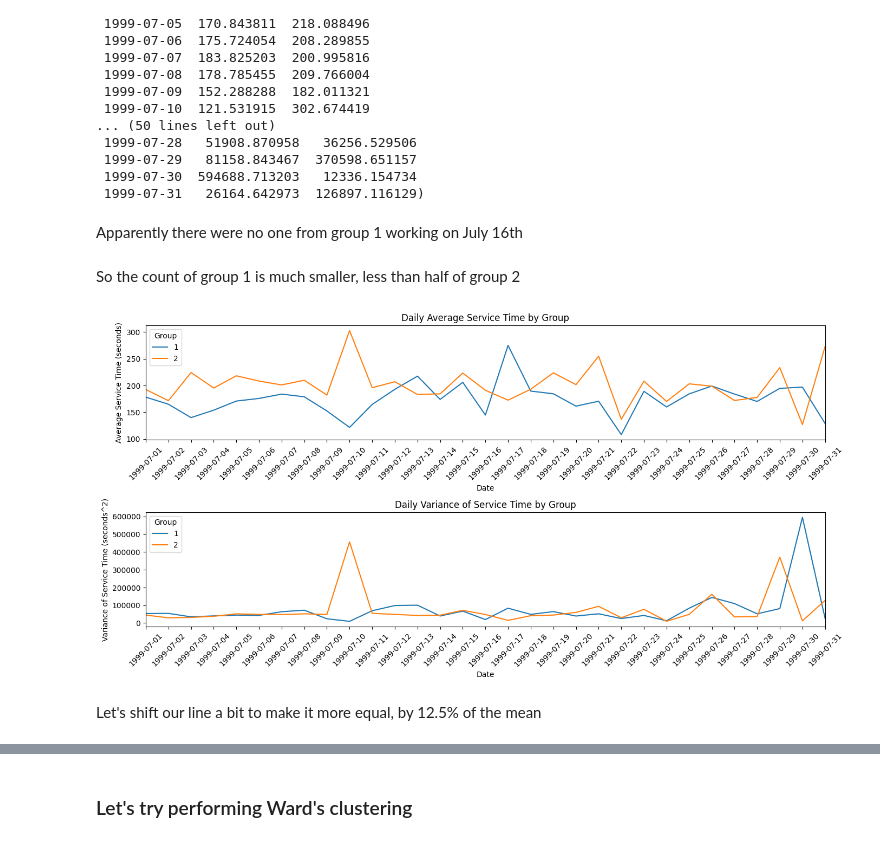
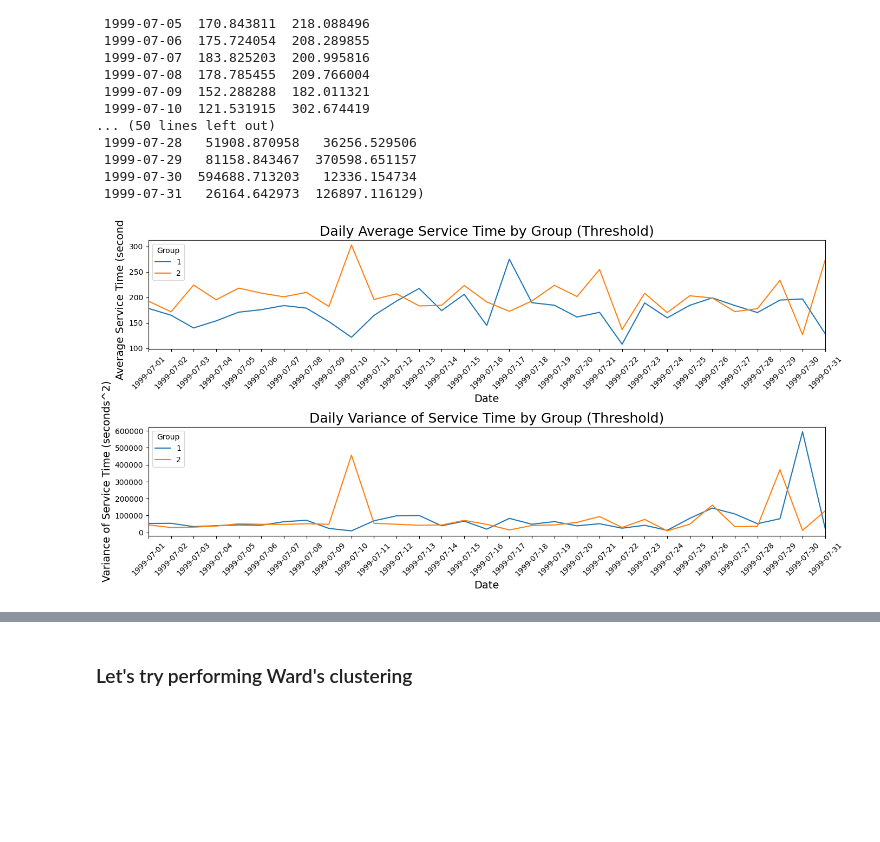
Before and after one commit to ifboelhasrin/MDSProj_CallCentre, a Jupyter notebook: 20250730 AnonBank_Dataset_meeting.ipynb, the cells around one changed output, grey strips where cells are left out. Drawn from its saved outputs; the diff is of its cells as text; code cells hidden in the pictures; blank space fills up the shorter version.

```diff
--- a/20250730 AnonBank_Dataset_meeting.ipynb
+++ b/20250730 AnonBank_Dataset_meeting.ipynb
@@ -363,0 +394,10 @@ cc_df = cc_df.drop(longest_service_times.name)
+# %%
+# Remove one call with excessive service time
+cc_df = cc_df[cc_df['ser_time'] < 20000]
+
+# Re-group after filtering
+cc_df_grouped = cc_df.groupby('type')
+
+# Check again
+longest_service_times = cc_df.loc[cc_df_grouped['ser_time'].idxmax()]
+longest_service_times
@@ -421,9 +469,9 @@ def ks_test_distributions_df(data):
     return df
 # %%
 # Group the other call into one against 'PS'
-# Because 'PS' is general query, we will call it 'SIMPLE'
+# Because 'PS' is general query, we will call it 'REGULAR'
 cc_type_df = cc_df.copy()
-cc_type_df['type_group'] = cc_type_df['type'].apply(lambda x: 'SIMPLE' if x == 'PS' else 'COMPLEX')
+cc_type_df['type_group'] = cc_type_df['type'].apply(lambda x: 'REGULAR' if x == 'PS' else 'SPECIFIC')
 
 # Display the first few rows of the grouped DataFrame
 cc_type_df.head()
@@ -475,7 +523,7 @@ mean_ser_time
 # %%
 # Plot the mean service times for each server and call type
 # Order by highest mean service time
-mean_ser_time = mean_ser_time.sort_values(by='COMPLEX', ascending=False)
+mean_ser_time = mean_ser_time.sort_values(by='SPECIFIC', ascending=False)
 plt.figure(figsize=(12, 6))
 mean_ser_time.plot(kind='bar', color=['#1f77b4', '#ff7f0e'], ax=plt.gca())
 plt.xlabel('Server')
@@ -519,19 +567,19 @@ plt.show()
 # %%
 # Slope and intercept of the diagonal
-m = (complex_max - complex_min) / (simple_max - simple_min)
-c = complex_min - m * simple_min
+m = (specific_max - specific_min) / (regular_max - regular_min)
+c = specific_min - m * regular_min
 
-# Calculate the y-value on the diagonal for each server's SIMPLE mean
-diagonal_y = m * mean_ser_time['SIMPLE'] + c
+# Calculate the y-value on the diagonal for each server's REGULAR mean
+diagonal_y = m * mean_ser_time['REGULAR'] + c
 
 # Find servers above and under the line
-servers_above = mean_ser_time[mean_ser_time['COMPLEX'] > diagonal_y]
-servers_under = mean_ser_time[mean_ser_time['COMPLEX'] < diagonal_y]
+servers_above = mean_ser_time[mean_ser_time['SPECIFIC'] > diagonal_y]
+servers_under = mean_ser_time[mean_ser_time['SPECIFIC'] < diagonal_y]
 
 print("Servers ABOVE the plotted line:")
-print(servers_above[['SIMPLE', 'COMPLEX']])
+print(servers_above[['REGULAR', 'SPECIFIC']])
 
 print("\nServers UNDER the plotted line:")
-print(servers_under[['SIMPLE', 'COMPLEX']])
+print(servers_under[['REGULAR', 'SPECIFIC']])
 # %% [output]
 Servers ABOVE the plotted line:
@@ -640,2 +698,0 @@ mean_pivot, var_pivot
-# %% [markdown]
-Apparently there were no one from group 1 working on July 16th
@@ -644,34 +699,30 @@ Apparently there were no one from group 1 working on July 16th
-# %% [markdown]
-So the count of group 1 is much smaller, less than half of group 2
 # %%
 # Plot the average and variance as time series
 plt.figure(figsize=(14, 7))
 
 plt.subplot(2, 1, 1)
 ax1 = plt.gca()
 mean_pivot.plot(ax=ax1)
-plt.title('Daily Average Service Time by Group')
-plt.xlabel('Date')
-plt.ylabel('Average Service Time (seconds)')
+plt.title('Daily Average Service Time by Group (Threshold)', fontsize=18)
+plt.xlabel('Date', fontsize=14)
+plt.ylabel('Average Service Time (seconds)', fontsize=14)
 plt.legend(title='Group')
 # Force all dates to appear as x-ticks
 ax1.set_xticks(mean_pivot.index)
 ax1.set_xticklabels([date.strftime('%Y-%m-%d') for date in mean_pivot.index], rotation=45)
 
 plt.subplot(2, 1, 2)
 ax2 = plt.gca()
 var_pivot.plot(ax=ax2)
-plt.title('Daily Variance of Service Time by Group')
-plt.xlabel('Date')
-plt.ylabel('Variance of Service Time (seconds^2)')
+plt.title('Daily Variance of Service Time by Group (Threshold)', fontsize=18)
+plt.xlabel('Date', fontsize=14)
+plt.ylabel('Variance of Service Time (seconds^2)', fontsize=14)
 plt.legend(title='Group')
 plt.tight_layout()
 # Force all dates to appear as x-ticks
 ax2.set_xticks(var_pivot.index)
 ax2.set_xticklabels([date.strftime('%Y-%m-%d') for date in var_pivot.index], rotation=45)
 
 plt.show()
 # %% [output]
-[figure, old version]
+[figure, new version]
-# %% [markdown]
-Let's shift our line a bit to make it more equal, by 12.5% of the mean
```
Also changed, not shown: parts of 82 cells of this notebook, 18 other files.
